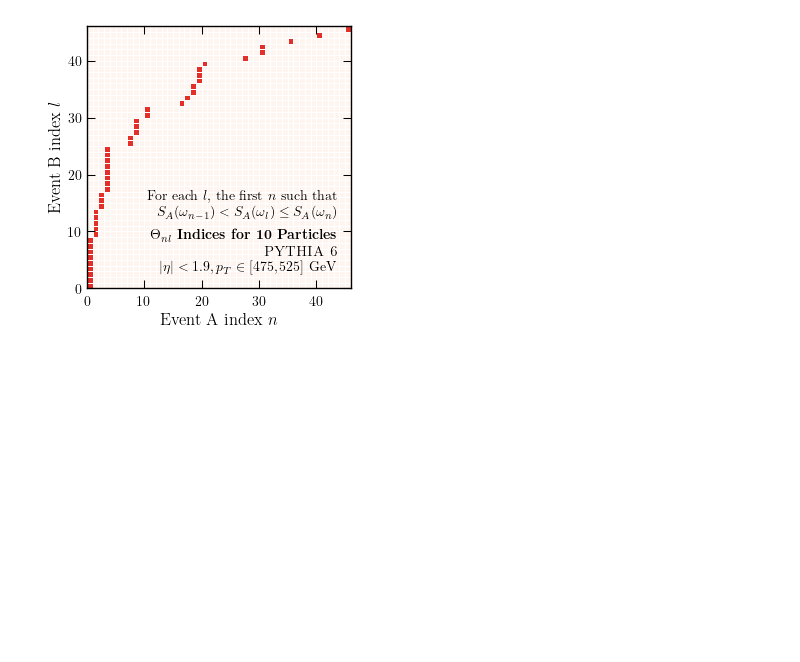
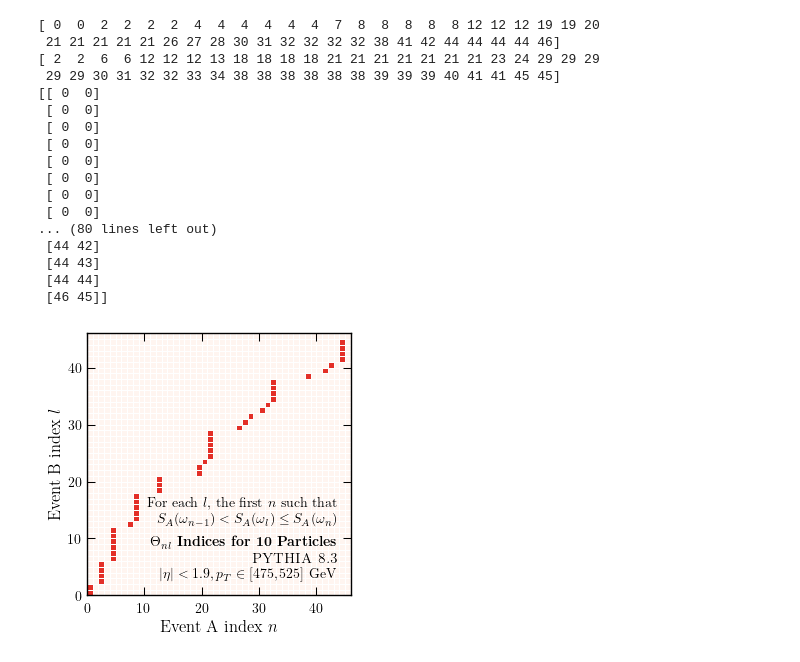
Before and after one commit to rikab/SPECTER, a Jupyter notebook: Studies/algorithm_plots.ipynb, the cells around one changed output. Cells and saved outputs as stored; diff of their text form; code cells hidden in the pictures; blank space fills up the shorter version.

```diff
--- a/Studies/algorithm_plots.ipynb
+++ b/Studies/algorithm_plots.ipynb
@@ -217,37 +255,61 @@ X, Y = cumulative_1, cumulative_2
 j_indices = jnp.searchsorted(Y, X, side = 'left')
 i_indices = jnp.searchsorted(X, Y, side = 'left')
 
+print(i_indices)
+print(j_indices)
+
 # i indices
 pairs = jnp.zeros((X.shape[0] + Y.shape[0], 2), dtype=int)
 # pairs = pairs.at[0:X.shape[0], 0].set(jnp.arange(X.shape[0]))
 # pairs = pairs.at[0:X.shape[0], 1].set(j_indices)
 pairs = pairs.at[X.shape[0]:X.shape[0] + Y.shape[0], 0].set(i_indices)
 pairs = pairs.at[X.shape[0]:X.shape[0] + Y.shape[0], 1].set(jnp.arange(Y.shape[0]))
+mask = jnp.logical_and(pairs[:,0] < X.shape[0], pairs[:,1] < Y.shape[0])
+
+
+print(pairs)
 
 indices_matrix_j = np.zeros((len(cumulative_1), len(cumulative_2)))
-indices_matrix_j[pairs[:,0], pairs[:,1]] = 1
+indices_matrix_j[pairs[mask,0], pairs[mask,1]] = 1
 indices_matrix_j = indices_matrix_j.T
 
 fig, ax_j = newplot("column")
 plt.pcolormesh(indices_matrix_j, cmap = "Reds", vmax= 1.5, edgecolors="white", linewidth=0.5)
 
 
 plt.xlabel(r"Event A index $n$")
 plt.ylabel(r"Event B index $l$")
 
 
 text_0 = r"For each $l$, the first $n$ such that"
 text_1 = r"$S_A(\omega_{n-1}) < S_A(\omega_l) \leq S_A(\omega_n)$"
 stamp(0.95, 0.35, ax_j, line_0 = text_0, line_1 = text_1, textops_update={"ha" : "right"}, boldfirst=False)
 
 line_0 = r"$\Theta_{nl}$ Indices for 10 Particles"
-line_1 = r"$\textsc{PYTHIA 6}$"
+line_1 = r"$\textsc{PYTHIA 8.3}$"
 line_2 = r"$|\eta| < 1.9, p_T \in [475, 525]$ GeV"
 stamp(0.95, 0.2, ax_j, line_0 = line_0, line_1 = line_1, line_2 = line_2, textops_update={"ha" : "right"})
 
-plt.savefig("Plots/theta_indices_i.pdf", bbox_inches="tight")
+# plt.savefig("Plots/theta_indices_i.pdf", bbox_inches="tight")
 # %% [output]
+[ 0  0  2  2  2  2  4  4  4  4  4  4  7  8  8  8  8  8 12 12 12 19 19 20
+ 21 21 21 21 21 26 27 28 30 31 32 32 32 32 38 41 42 44 44 44 44 46]
+[ 2  2  6  6 12 12 12 13 18 18 18 18 21 21 21 21 21 21 21 23 24 29 29 29
+ 29 29 30 31 32 32 33 34 38 38 38 38 38 38 39 39 39 40 41 41 45 45]
+[[ 0  0]
+ [ 0  0]
+ [ 0  0]
+ [ 0  0]
+ [ 0  0]
+ [ 0  0]
+ [ 0  0]
+ [ 0  0]
+... (80 lines left out)
+ [44 42]
+ [44 43]
+ [44 44]
+ [46 45]]
-[figure, old version]
+[figure, new version]
 # %%
 # Load the previous 3 plots (PDF) and make a 3x1 plot in a row
 
```
Also changed, not shown: parts of 7 cells of this notebook, 40 other files.
